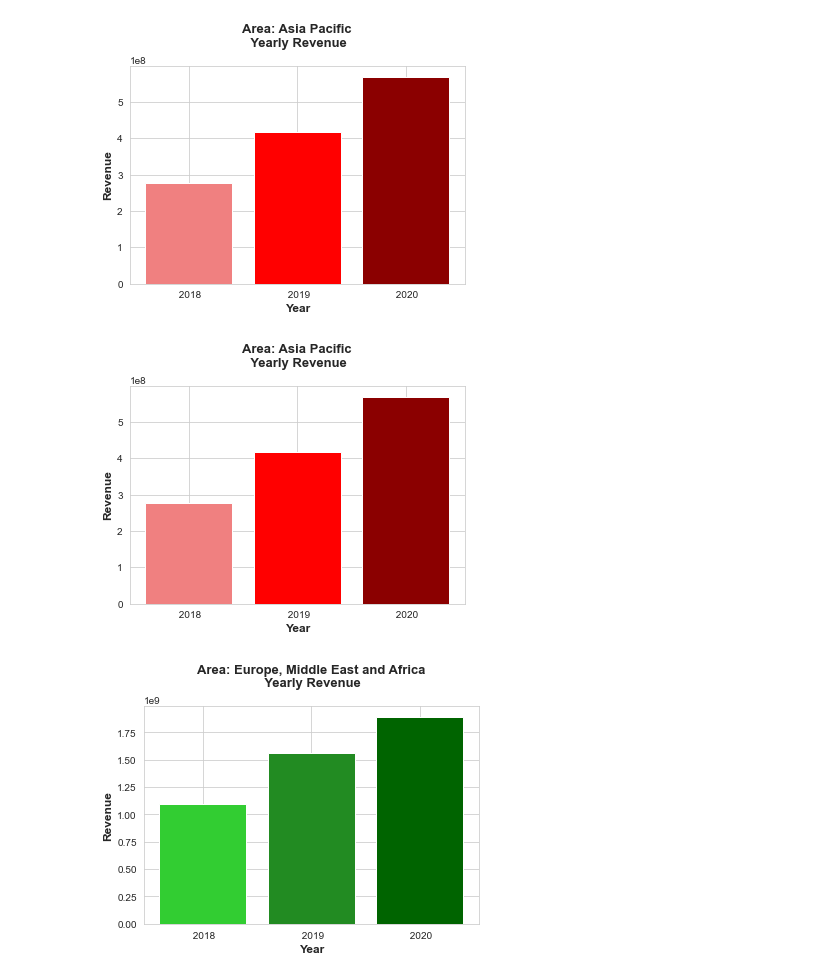
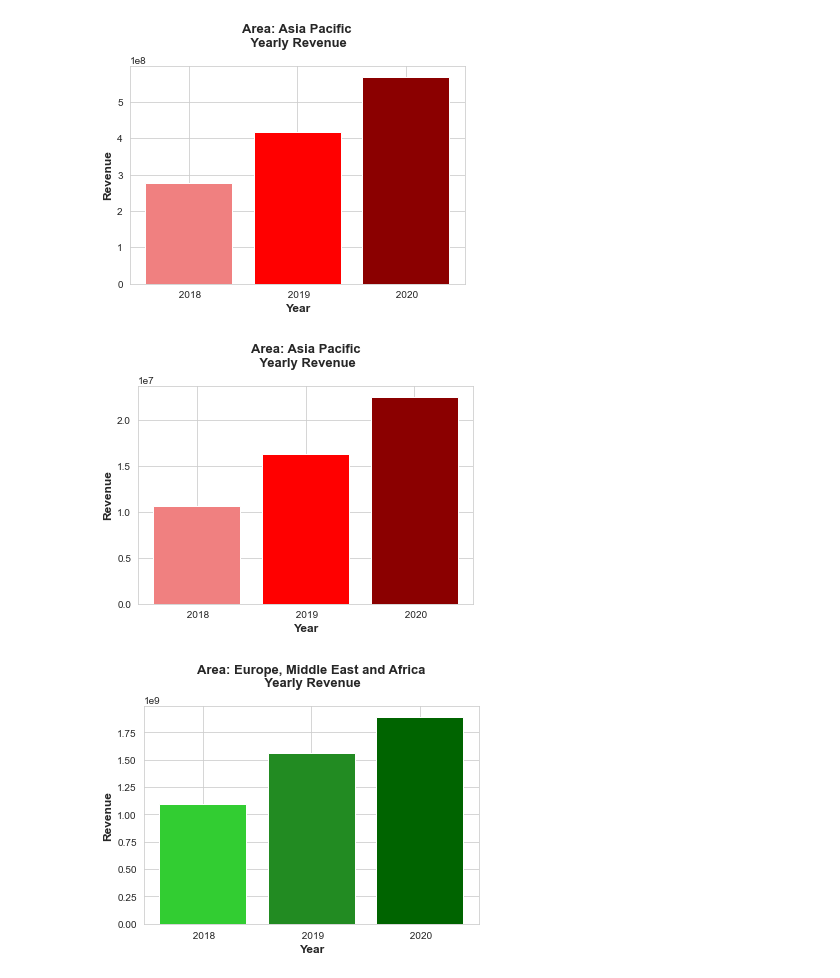
Before and after one commit to adamholcomb/Python-Media-Happiness-Analysis, a Jupyter notebook: HappinessIndex-KF.ipynb, the cells around one changed output. Drawn from its saved outputs; the diff is of its cells as text; code cells hidden in the pictures.

```diff
--- a/HappinessIndex-KF.ipynb
+++ b/HappinessIndex-KF.ipynb
@@ -642,16 +642,16 @@ plt.show()
 # %% [output]
 [figure]
 # %%
-bar_d(asia_pacific['Years'],asia_pacific['Revenue'])
+bar_d(asia_pacific['Years'],asia_pacific['Subscribers'])
 plt.title(f'Area: Asia Pacific\n Yearly Revenue\n', fontsize = 13, fontweight = 'bold')
-# plt.savefig('')
-# plt.savefig('')
+plt.savefig('Images/Asia_Pacific_Subscribers_2018_2020.png')
+plt.savefig('Images/Asia_Pacific_Subscribers_2018_2020.jpg')
 year = [2018, 2019, 2020]
 plt.xlabel('Year', fontsize = 12, fontweight = 'bold')
 plt.ylabel('Revenue', fontsize = 12, fontweight = 'bold')
 plt.show()
 # %% [output]
-[figure, old version]
+[figure, new version]
 # %%
 # Bars emea
 def bar_c(x_axis, y_axis):
```
Also changed, not shown: parts of 18 cells of this notebook, 32 other files.
